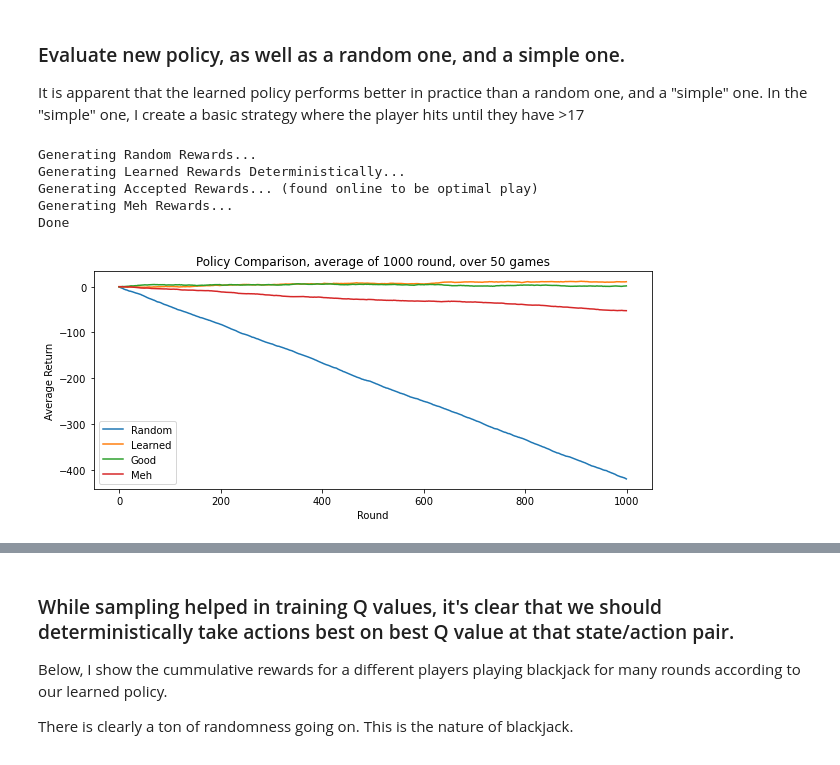
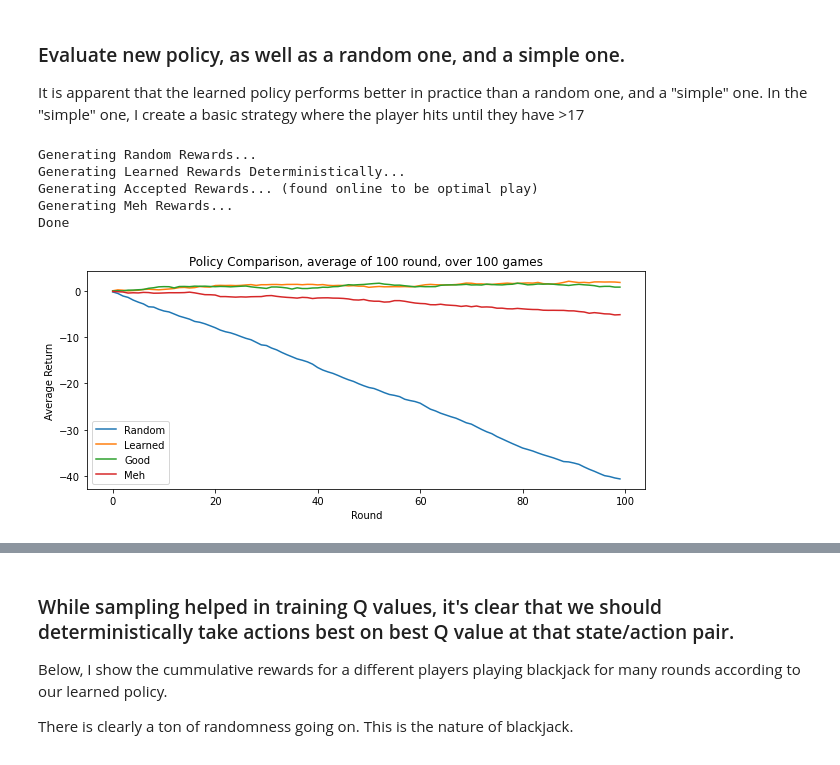
Before and after one commit to petersim1/Blackjack_RL, a Jupyter notebook: Blackjack.ipynb, the cells around one changed output, grey strips where cells are left out. Cells and saved outputs as stored; diff of their text form; code cells hidden in the pictures.

```diff
--- a/Blackjack.ipynb
+++ b/Blackjack.ipynb
@@ -224,6 +229,30 @@ always_random = True
 # I have found that without hardcoding, there is hardly any information in some of the states.
 # Introduces some unrealistic scenarios (allows for n_card < 0, which won't happen at inference)
 allow_hardcoded_cards = False
+# %%
+# Generate random states according to a random policy
+
+blackjack = Game(
+    Player,
+    allowHardCodedCards=allow_hardcoded_cards,
+    shrinkDeck=True,
+    nDecks=nDecks,
+    ratioPenetrate=ratioPenetrate,
+    verbose=False
+)
+
+r_states = []
+
+while len(r_states) < 1000 :
+    blackjack.initRound(wagers)
+    blackjack.dealInit()
+    s_s = genEpisode(blackjack,0,initQ(moves,allCards), -1, True)[-1]
+    for s in s_s :
+        p,h,a,split,c1,_ = s
+        if split :
+            r_states.append((c1,h,a,split))
+        else :
+            r_states.append((p,h,a,split))
 # %%
 blackjack = Game(
     Player,
@@ -264,8 +293,17 @@ while r < nEpisodes :
     if not r%every :
         blackjackEval = Game(Player,shrinkDeck=True,nDecks=nDecks,ratioPenetrate=ratioPenetrate,verbose=False)
         # Evaluation. This represents the avg reward, per hand, for the number of rounds specified.
-        p = np.mean(evaluatePolicy(blackjackEval,Q['Q'],wagers,nRoundsEvaluate)[-1])
-        Q['evaluation'].append(p)
+        p_eval = np.mean(evaluatePolicy(blackjackEval,Q['Q'],wagers,nRoundsEvaluate)[-1])
+        Q['evaluation'].append(p_eval)
+
+        q_max = []
+        for r_s in r_states :
+            p,h,a,split = r_s
+            if split :
+                q_max.append(max(Q['Q']['canSplit'][(p,h,a)].values()))
+            else :
+                q_max.append(max(Q['Q']['noSplit'][(p,h,a)].values()))
+        Q['q_max_eval'].append(np.mean(q_max))
 
         if not always_random :
             print('Method {} ---- {} of {} ---- EPS : {} ---- Score : {}'.format(
@@ -273,14 +311,14 @@ while r < nEpisodes :
                 r+1,
                 nEpisodes,
                 eps,
-                p
+                p_eval
             ))
         else :
             print('Method {} ---- {} of {} ---- Score : {} ---- Time elapsed : {}'.format(
                 Q['name'],
                 r+1,
                 nEpisodes,
-                p,
+                p_eval,
                 datetime.datetime.now() - time_start
             ))
 
@@ -468,6 +513,6 @@ for split,s_pairs in acceptedQ.items() :
 # %%
-nRoundsEvaluate = 1000 # number of rounds to play
-nIterations = 50 # number of times to play above number of rounds (average is taken)
+nRoundsEvaluate = 100 # number of rounds to play
+nIterations = 100 # number of times to play above number of rounds (average is taken)
 
 print('Generating Random Rewards...')
 randQ = initQ(['stay','hit','split','double','insurance','surrender'],allCards)
@@ -508,34 +553,34 @@ for split,s_pairs in somewhatSmartQ.items() :
             else :
                 p = p*2
         if p >= 17 :
             vals['stay'] = 1
         else :
             vals['hit'] = 1
 
 blackjack = Game(Player,shrinkDeck=True,nDecks=nDecks,ratioPenetrate=ratioPenetrate,verbose=False)
 mehRewards = np.mean(
     [np.cumsum(evaluatePolicy(blackjack,somewhatSmartQ,wagers,nRoundsEvaluate)[0]) for _ in range(nIterations)],
     axis=0
 )
 print('Done')
 
 plt.figure(figsize=(10,4))
 plt.title(f'Policy Comparison, average of {nRoundsEvaluate} round, over {nIterations} games')
 plt.plot(randomRewards,label='Random')
 plt.plot(learnedRewards,label='Learned')
 plt.plot(acceptedRewards,label='Good')
 plt.plot(mehRewards,label='Meh')
 plt.xlabel('Round')
 plt.ylabel('Average Return')
 plt.legend()
 plt.show()
 # %% [output]
 Generating Random Rewards...
 Generating Learned Rewards Deterministically...
 Generating Accepted Rewards... (found online to be optimal play)
 Generating Meh Rewards...
 Done
-[figure, old version]
+[figure, new version]
 # %%
 print("Focusing in on learned + accepted policies")
 plt.figure(figsize=(10,4))
```
Also changed, not shown: parts of 16 cells of this notebook, 4 other files.
